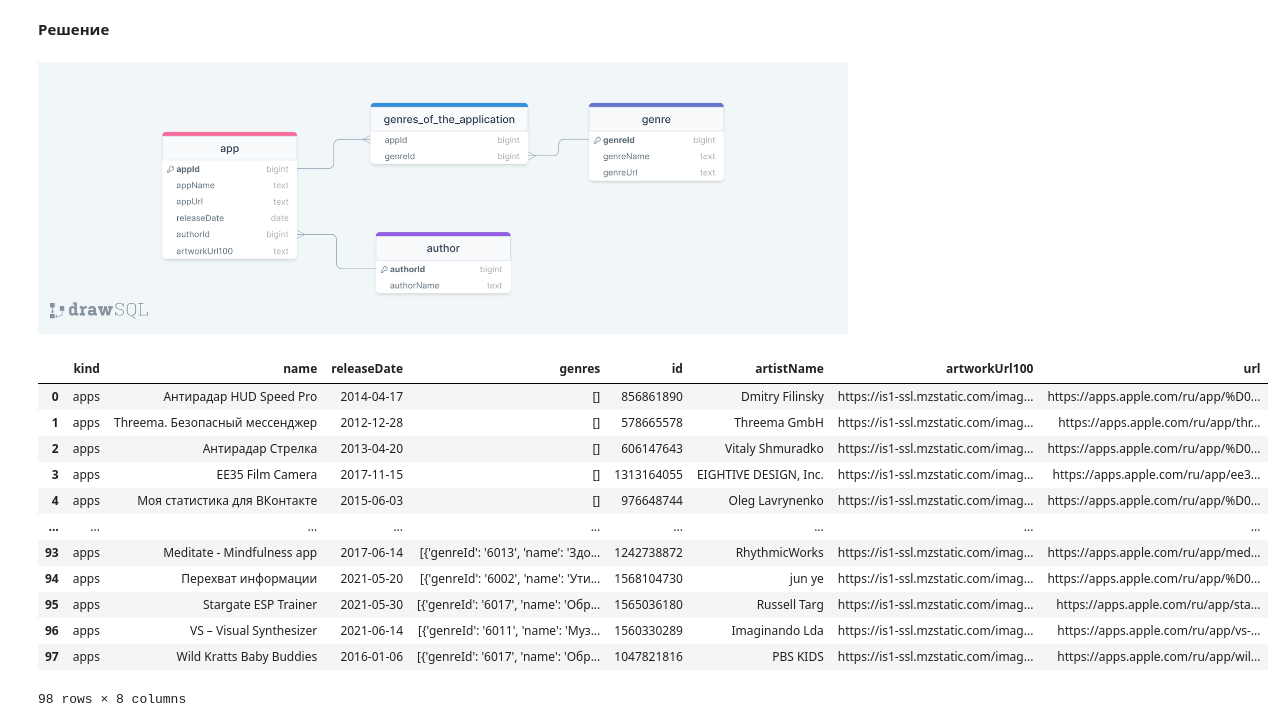
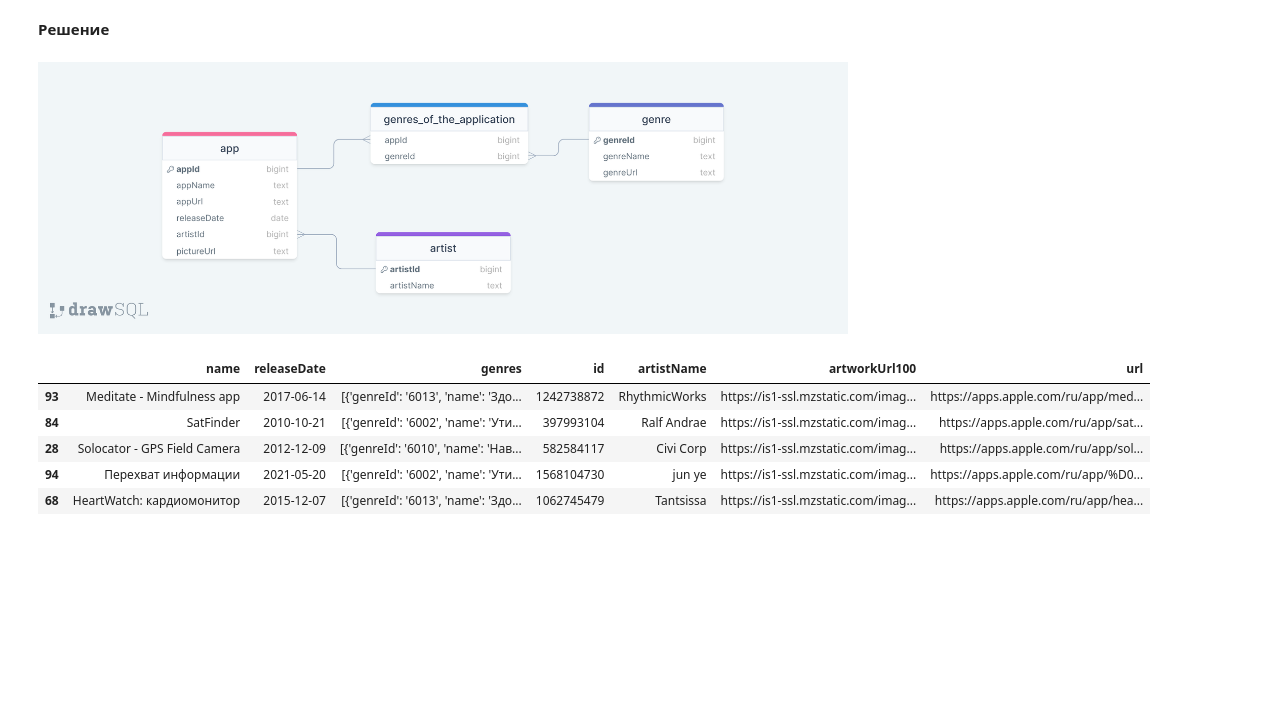
Before and after one commit to D-lana/Test_Finam, a Jupyter notebook: test_api/test_api_task_1.ipynb, the cells around one changed output. Saved outputs shown, nothing was run; the diff lists cells and outputs as text; code cells hidden in the pictures; blank space fills up the shorter version.

```diff
--- a/test_api/test_api_task_1.ipynb
+++ b/test_api/test_api_task_1.ipynb
@@ -38,4 +38,4 @@ Genre attributes: {'name', 'genreId', 'url'}
 # %% [markdown]
 **Решение**
 # %% [markdown]
-![drawSQL-top-app-export-2023-06-28.png](attachment:drawSQL-top-app-export-2023-06-28.png)
+![drawSQL-top-app-export-2023-06-28-3.png](attachment:drawSQL-top-app-export-2023-06-28-3.png)
@@ -49,20 +42,13 @@ dict_genre = {}
 # %%
-#Cущность - приложение (поля: appId, appName, appUrl, artworkUrl100, releaseDate, authorId)
-df_app = pd.read_json(response.text, orient='index')
-df_app = df_app.results.explode('results').reset_index(drop=True)
-df_app = pd.DataFrame(df_app.to_list(), columns = ['kind', 'name', 'releaseDate', 'genres', 'id', 'artistName', 'artworkUrl100', 'url'])
-df_app
+#Заготовка для всех сущностей
+df = pd.read_json(response.text, orient='index')
+df = df.results.explode('results').reset_index(drop=True)
+df = pd.DataFrame(df.to_list(), columns = ['name', 'releaseDate', 'genres', 'id', 'artistName', 'artworkUrl100', 'url'])
+df.sample(5)
 # %% [output]
-|  | kind | name | releaseDate | genres | id | artistName | artworkUrl100 | url |
-| 0 | apps | Антирадар HUD Speed Pro | 2014-04-17 | [] | 856861890 | Dmitry Filinsky | https://is1-ssl.mzstatic.com/imag... | https://apps.apple.com/ru/app/%D0... |
-| 1 | apps | Threema. Безопасный мессенджер | 2012-12-28 | [] | 578665578 | Threema GmbH | https://is1-ssl.mzstatic.com/imag... | https://apps.apple.com/ru/app/thr... |
-| 2 | apps | Антирадар Стрелка | 2013-04-20 | [] | 606147643 | Vitaly Shmuradko | https://is1-ssl.mzstatic.com/imag... | https://apps.apple.com/ru/app/%D0... |
-| 3 | apps | EE35 Film Camera | 2017-11-15 | [] | 1313164055 | EIGHTIVE DESIGN, Inc. | https://is1-ssl.mzstatic.com/imag... | https://apps.apple.com/ru/app/ee3... |
-| 4 | apps | Моя статистика для ВКонтакте | 2015-06-03 | [] | 976648744 | Oleg Lavrynenko | https://is1-ssl.mzstatic.com/imag... | https://apps.apple.com/ru/app/%D0... |
-| ... | ... | ... | ... | ... | ... | ... | ... | ... |
-| 93 | apps | Meditate - Mindfulness app | 2017-06-14 | [{'genreId': '6013', 'name': 'Здо... | 1242738872 | RhythmicWorks | https://is1-ssl.mzstatic.com/imag... | https://apps.apple.com/ru/app/med... |
-| 94 | apps | Перехват информации | 2021-05-20 | [{'genreId': '6002', 'name': 'Ути... | 1568104730 | jun ye | https://is1-ssl.mzstatic.com/imag... | https://apps.apple.com/ru/app/%D0... |
-| 95 | apps | Stargate ESP Trainer | 2021-05-30 | [{'genreId': '6017', 'name': 'Обр... | 1565036180 | Russell Targ | https://is1-ssl.mzstatic.com/imag... | https://apps.apple.com/ru/app/sta... |
-| 96 | apps | VS – Visual Synthesizer | 2021-06-14 | [{'genreId': '6011', 'name': 'Муз... | 1560330289 | Imaginando Lda | https://is1-ssl.mzstatic.com/imag... | https://apps.apple.com/ru/app/vs-... |
-| 97 | apps | Wild Kratts Baby Buddies | 2016-01-06 | [{'genreId': '6017', 'name': 'Обр... | 1047821816 | PBS KIDS | https://is1-ssl.mzstatic.com/imag... | https://apps.apple.com/ru/app/wil... |
+|  | name | releaseDate | genres | id | artistName | artworkUrl100 | url |
+| 93 | Meditate - Mindfulness app | 2017-06-14 | [{'genreId': '6013', 'name': 'Здо... | 1242738872 | RhythmicWorks | https://is1-ssl.mzstatic.com/imag... | https://apps.apple.com/ru/app/med... |
+| 84 | SatFinder | 2010-10-21 | [{'genreId': '6002', 'name': 'Ути... | 397993104 | Ralf Andrae | https://is1-ssl.mzstatic.com/imag... | https://apps.apple.com/ru/app/sat... |
+| 28 | Solocator - GPS Field Camera | 2012-12-09 | [{'genreId': '6010', 'name': 'Нав... | 582584117 | Civi Corp | https://is1-ssl.mzstatic.com/imag... | https://apps.apple.com/ru/app/sol... |
+| 94 | Перехват информации | 2021-05-20 | [{'genreId': '6002', 'name': 'Ути... | 1568104730 | jun ye | https://is1-ssl.mzstatic.com/imag... | https://apps.apple.com/ru/app/%D0... |
+| 68 | HeartWatch: кардиомонитор | 2015-12-07 | [{'genreId': '6013', 'name': 'Здо... | 1062745479 | Tantsissa | https://is1-ssl.mzstatic.com/imag... | https://apps.apple.com/ru/app/hea... |
-98 rows × 8 columns
```
Also changed, not shown: parts of 9 cells of this notebook, 1 other file.
